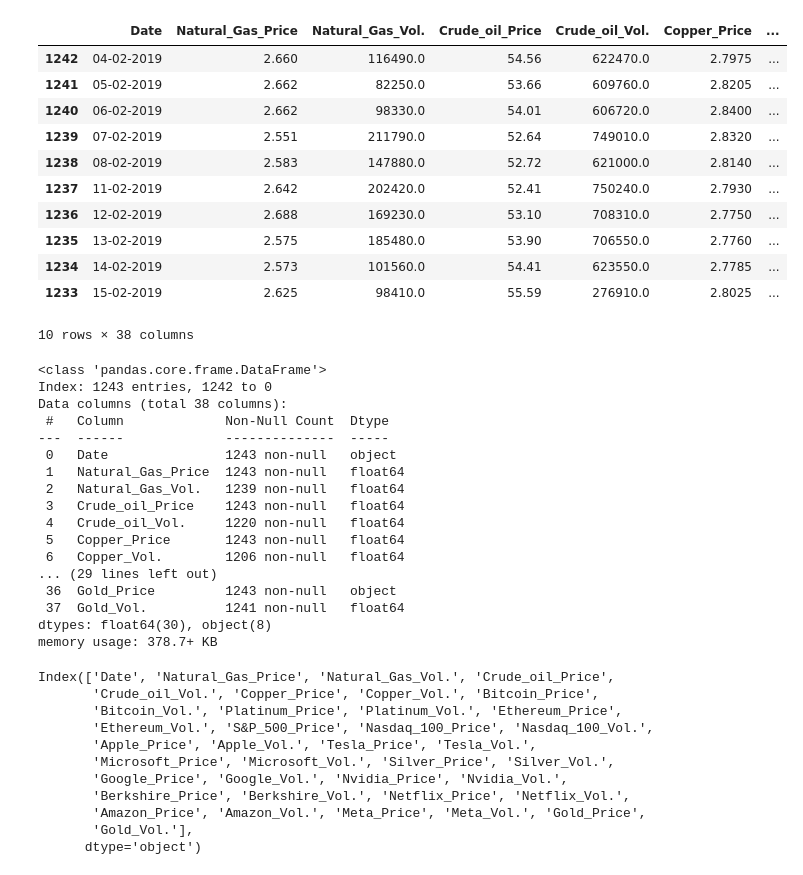
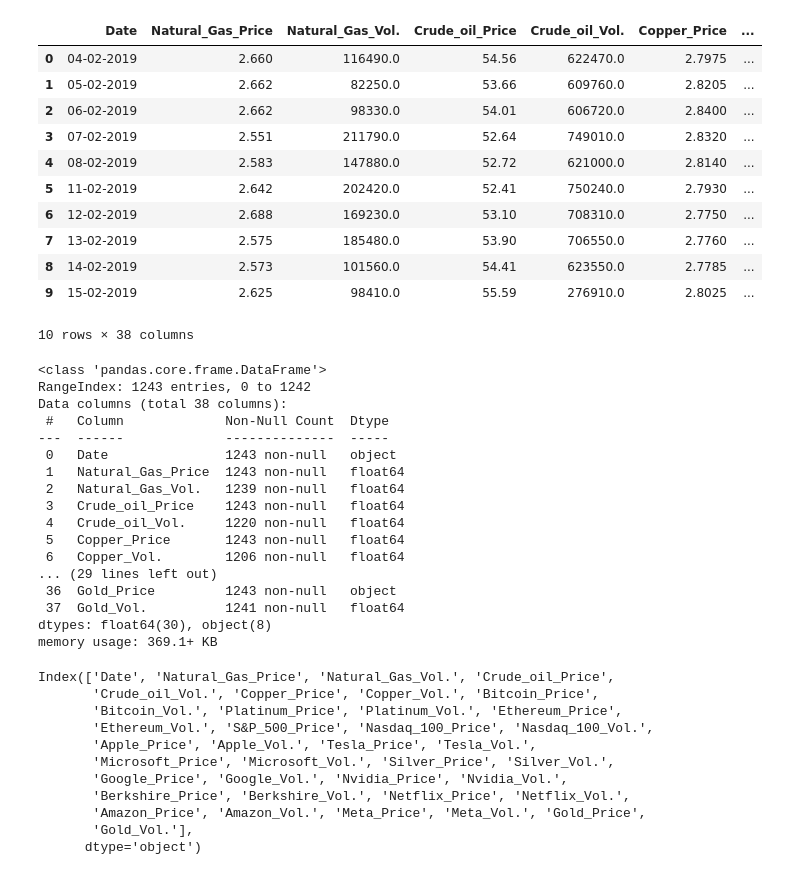
Before and after one commit to noskaiser2310/FDS-PJ1, a Jupyter notebook: FDS-Project 1/StockMarket.ipynb, the cells around one changed output. Saved outputs shown, nothing was run; the diff lists cells and outputs as text; code cells hidden in the pictures.

```diff
--- a/FDS-Project 1/StockMarket.ipynb
+++ b/FDS-Project 1/StockMarket.ipynb
@@ -4,25 +4,26 @@ import numpy as np
 # %%
 df=pd.read_csv("Stock Market Dataset.csv",index_col=0)
 df = df.sort_index(ascending=False)
+df = df.reset_index(drop=True)
 df.head(10)
 # %% [output]
 |  | Date | Natural_Gas_Price | Natural_Gas_Vol. | Crude_oil_Price | Crude_oil_Vol. | Copper_Price | ... |
-| 1242 | 04-02-2019 | 2.660 | 116490.0 | 54.56 | 622470.0 | 2.7975 | ... |
-| 1241 | 05-02-2019 | 2.662 | 82250.0 | 53.66 | 609760.0 | 2.8205 | ... |
-| 1240 | 06-02-2019 | 2.662 | 98330.0 | 54.01 | 606720.0 | 2.8400 | ... |
-| 1239 | 07-02-2019 | 2.551 | 211790.0 | 52.64 | 749010.0 | 2.8320 | ... |
-| 1238 | 08-02-2019 | 2.583 | 147880.0 | 52.72 | 621000.0 | 2.8140 | ... |
-| 1237 | 11-02-2019 | 2.642 | 202420.0 | 52.41 | 750240.0 | 2.7930 | ... |
-| 1236 | 12-02-2019 | 2.688 | 169230.0 | 53.10 | 708310.0 | 2.7750 | ... |
-| 1235 | 13-02-2019 | 2.575 | 185480.0 | 53.90 | 706550.0 | 2.7760 | ... |
-| 1234 | 14-02-2019 | 2.573 | 101560.0 | 54.41 | 623550.0 | 2.7785 | ... |
-| 1233 | 15-02-2019 | 2.625 | 98410.0 | 55.59 | 276910.0 | 2.8025 | ... |
+| 0 | 04-02-2019 | 2.660 | 116490.0 | 54.56 | 622470.0 | 2.7975 | ... |
+| 1 | 05-02-2019 | 2.662 | 82250.0 | 53.66 | 609760.0 | 2.8205 | ... |
+| 2 | 06-02-2019 | 2.662 | 98330.0 | 54.01 | 606720.0 | 2.8400 | ... |
+| 3 | 07-02-2019 | 2.551 | 211790.0 | 52.64 | 749010.0 | 2.8320 | ... |
+| 4 | 08-02-2019 | 2.583 | 147880.0 | 52.72 | 621000.0 | 2.8140 | ... |
+| 5 | 11-02-2019 | 2.642 | 202420.0 | 52.41 | 750240.0 | 2.7930 | ... |
+| 6 | 12-02-2019 | 2.688 | 169230.0 | 53.10 | 708310.0 | 2.7750 | ... |
+| 7 | 13-02-2019 | 2.575 | 185480.0 | 53.90 | 706550.0 | 2.7760 | ... |
+| 8 | 14-02-2019 | 2.573 | 101560.0 | 54.41 | 623550.0 | 2.7785 | ... |
+| 9 | 15-02-2019 | 2.625 | 98410.0 | 55.59 | 276910.0 | 2.8025 | ... |
 10 rows × 38 columns
 # %%
 df.info()
 # %% [output]
 <class 'pandas.core.frame.DataFrame'>
-Index: 1243 entries, 1242 to 0
+RangeIndex: 1243 entries, 0 to 1242
 Data columns (total 38 columns):
  #   Column             Non-Null Count  Dtype
 ---  ------             --------------  -----
@@ -37,7 +38,7 @@ Data columns (total 38 columns):
  36  Gold_Price         1243 non-null   object
  37  Gold_Vol.          1241 non-null   float64
 dtypes: float64(30), object(8)
-memory usage: 378.7+ KB
+memory usage: 369.1+ KB
 # %%
 columns = df.columns
 
```
Also changed, not shown: parts of 1 cell of this notebook, 8 other files.
